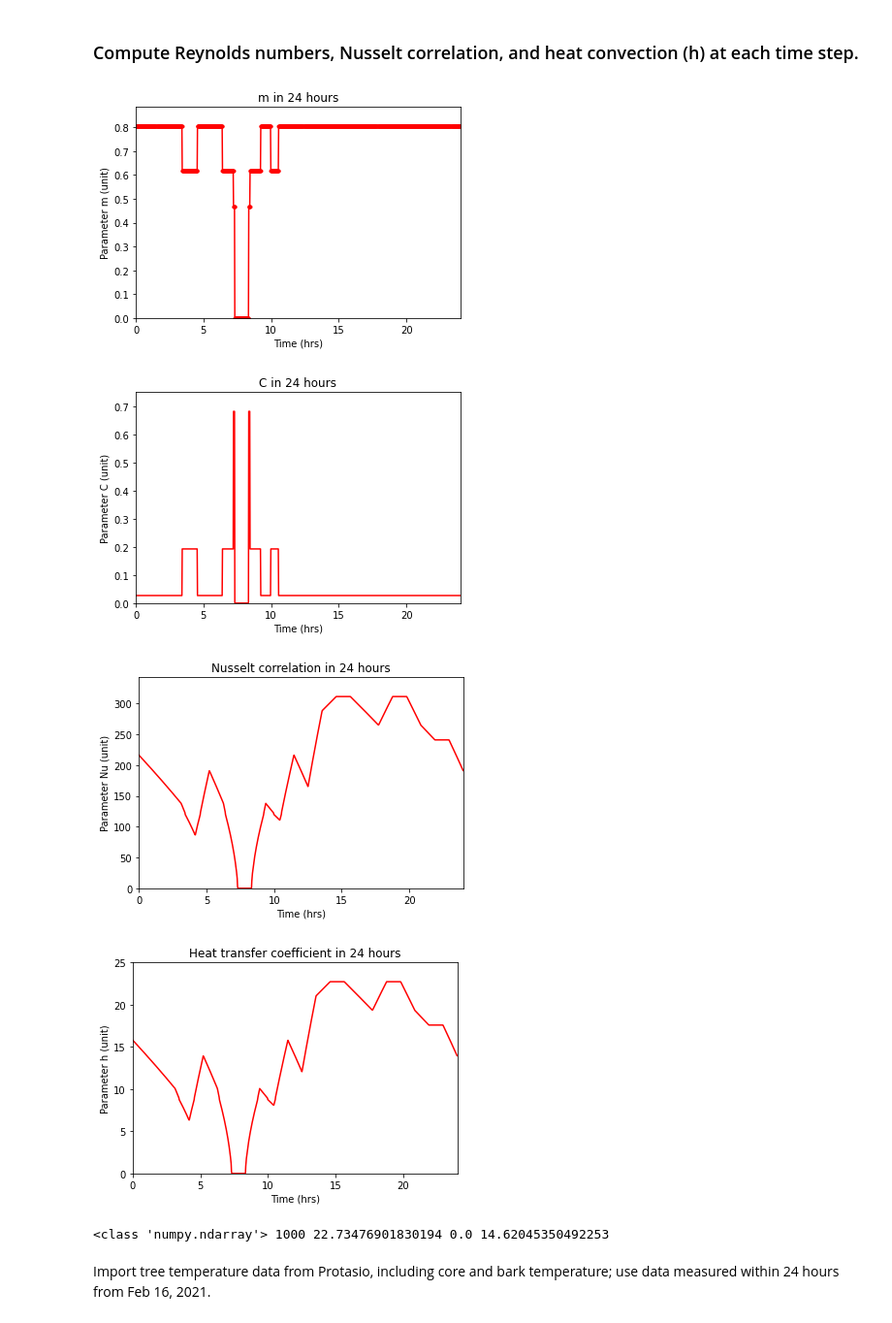
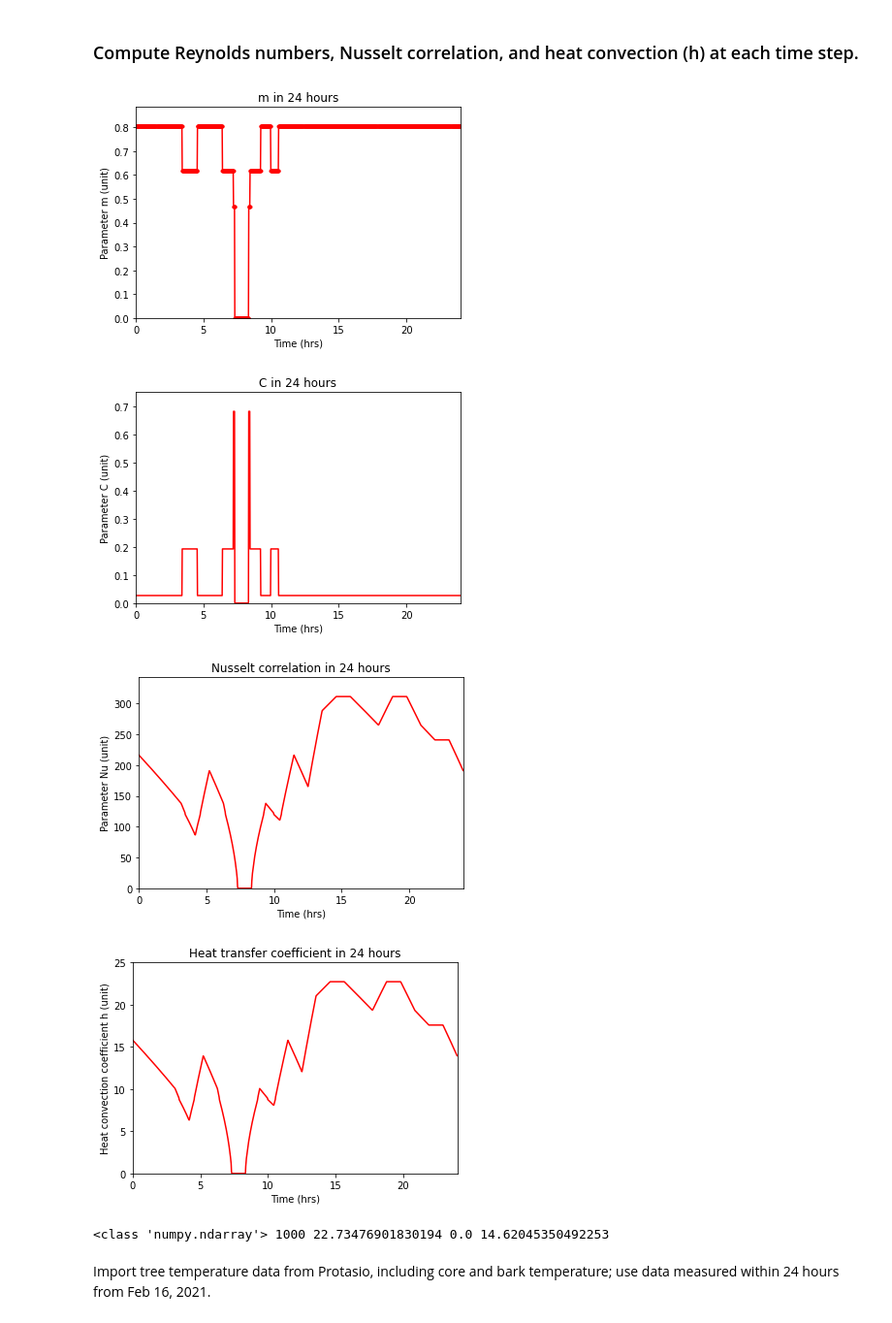
Before and after one commit to yajuna/treeRemote, a Jupyter notebook: notebook/treePower.ipynb, the cells around one changed output. Shown at 97% size. Saved outputs shown, nothing was run; the diff lists cells and outputs as text; code cells hidden in the pictures.

Commit message:
make savefigpath as a parameter

```diff
--- a/notebook/treePower.ipynb
+++ b/notebook/treePower.ipynb
@@ -37,6 +37,9 @@ Python 3 version is 3.8.10 (default, Jun 22 2022, 20:18:18)
 Matplotlib version is 3.5.1
 Numpy version is 1.22.3
 Scipy version is 1.8.0
+# %%
+savefigpath = 'fig/'
+# savefigpath = '/Users/yajuna/Development/tree/notebook/'
 # %% [markdown]
 Define parameters used in time stepping- related to the properties of the trees and weather: thermal conductivity (W/(mK), $\rho$ the density (kg/m^3), specific heat (J/(kgK)); $\rho$ mutiplies specific heat gives the heat capacity; finally
 albedo which impacts how much solar radiation is absorbed (taken to be 0.3 from Potter and Andresen 2002).
@@ -222,7 +225,7 @@ plt.title(message)
 plt.axis([0, 24, min(m) - min(m) * 0.1, max(m) + max(m) * 0.1])
 plt.xlabel('Time (hrs)')
 plt.ylabel('Parameter m (unit)')
-#plt.savefig('/Users/yajuna/Development/tree/notebook/' + 'm' + '.eps', format='eps', dpi=300,bbox_inches='tight')
+plt.savefig(savefigpath + 'm' + '.eps', format='eps', dpi=300,bbox_inches='tight')
 plt.show()
 
 plt.plot(time, C, 'r-')
@@ -231,42 +234,42 @@ plt.title(message)
 plt.axis([0, 24, min(C) - min(C) * 0.1, max(C) + max(C) * 0.1])
 plt.xlabel('Time (hrs)')
 plt.ylabel('Parameter C (unit)')
-#plt.savefig('/Users/yajuna/Development/tree/notebook/' + 'C' + '.eps', format='eps', dpi=300,bbox_inches='tight')
+plt.savefig(savefigpath + 'C' + '.eps', format='eps', dpi=300,bbox_inches='tight')
 plt.show()
 
 
 ## Add computation for Nu for h at each time
 
 Nu = C * Re ** m * Pr ** (1/3)
 
 plt.plot(time, Nu, 'r-')
 message = f"Nusselt correlation in 24 hours"
 plt.title(message)
 plt.axis([0, 24, Nu.min() - Nu.min() * 0.1, Nu.max() + Nu.max() * 0.1])
 plt.xlabel('Time (hrs)')
 plt.ylabel('Parameter Nu (unit)')
-#plt.savefig('/Users/yajuna/Development/tree/notebook/' + 'Nu' + '.eps', format='eps', dpi=300,bbox_inches='tight')
+#plt.savefig(savefigpath + 'Nu' + '.eps', format='eps', dpi=300,bbox_inches='tight')
 plt.show()
 
 # print("size of Nu, max of Nu, min of Nu, and mean of Nu", Nu.size, Nu.max(), Nu.min(), Nu.mean())
 
 h = Nu * ka / (2 * radius)
 
 plt.plot(time, h, 'r-')
 message = f"Heat transfer coefficient in 24 hours"
 plt.title(message)
 plt.axis([0, 24, h.min() - h.min() * 0.1, h.max() + h.max() * 0.1])
 plt.xlabel('Time (hrs)')
-plt.ylabel('Parameter h (unit)')
-#plt.savefig('/Users/yajuna/Development/tree/notebook/' + 'h' + '.eps', format='eps', dpi=300,bbox_inches='tight')
+plt.ylabel('Heat convection coefficient h (unit)')
+plt.savefig(savefigpath + 'h' + '.eps', format='eps', dpi=300,bbox_inches='tight')
 plt.show()
 
 print(type(h), h.size, h.max(), h.min(), h.mean())
 # %% [output]
 [figure]
 [figure]
 [figure]
-[figure, old version]
+[figure, new version]
 <class 'numpy.ndarray'> 1000 22.73476901830194 0.0 14.62045350492253
 # %%
 # to run in code: weather_input = weather_input(hyper_parameters["n_t"])
```
Also changed, not shown: parts of 9 cells of this notebook.
